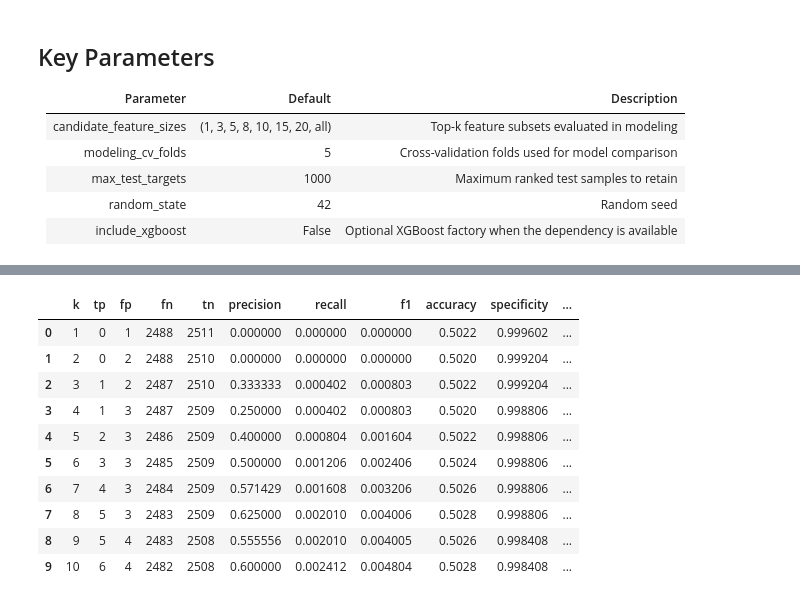
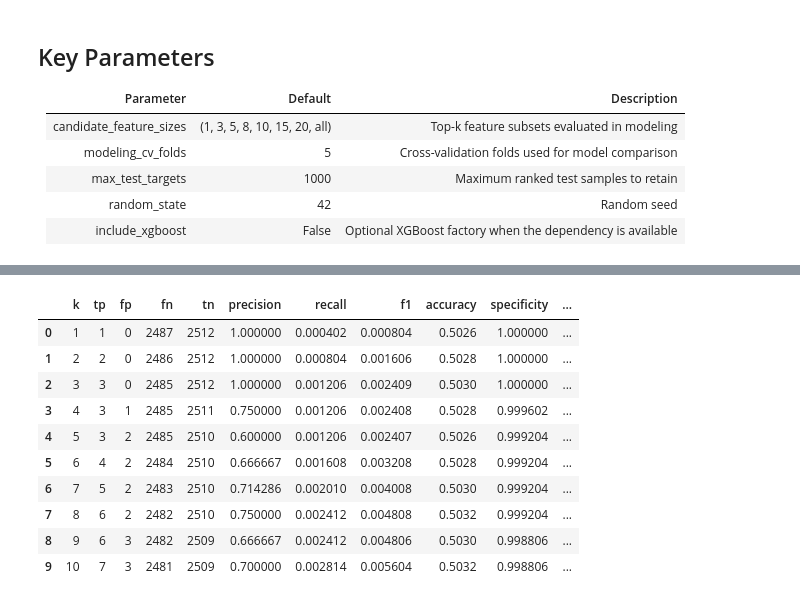
Before and after one commit to Pawlo77/cost-effective, a Jupyter notebook: notebooks/modeling.ipynb, the cells around one changed output, grey strips where cells are left out. Drawn from its saved outputs; the diff is of its cells as text; code cells hidden in the pictures.

```diff
--- a/notebooks/modeling.ipynb
+++ b/notebooks/modeling.ipynb
@@ -95,25 +96,6 @@ except FileNotFoundError:
 # %%
-X_train = pd.read_csv(
-    DATA_PATH / "x_train.txt",
-    sep=r"\s+",
-    header=None,
-    skiprows=1,
-    low_memory=False,
-).apply(pd.to_numeric, errors="coerce")
-X_train.fillna(0.0)
-X_train.columns = [f"var_{i}" for i in range(X_train.shape[1])]
-
-y_train = pd.read_csv(DATA_PATH / "y_train.txt", header=None, skiprows=1).iloc[:, 0].astype(int)
-
-X_test = pd.read_csv(
-    DATA_PATH / "x_test.txt",
-    sep=r"\s+",
-    header=None,
-    skiprows=1,
-    low_memory=False,
-).apply(pd.to_numeric, errors="coerce")
-X_test.fillna(0.0)
-X_test.columns = [f"var_{i}" for i in range(X_test.shape[1])]
+X_train, y_train = load_training_data(DATA_PATH)
+X_test = load_test_data(DATA_PATH)
 
 stage3_scores = pd.read_csv(OUTPUTS_PATH / "stage3_feature_set_scores.csv")
 stage3_scores["features"] = stage3_scores["features"].apply(ast.literal_eval)
@@ -351,26 +230,28 @@ Business score without feature penalty: 2464.00
 # %%
 oof_probabilities = compute_oof_probabilities(
-    X_stage2[best_features],
+    X_best,
     y_train,
-    estimator_factory=tuned_factories.get(best_model_name, base_factories.get(best_model_name)),
-    cv=5,
+    estimator_factory=tuned_factory,
+    cv=MODELING_CV_FOLDS,
 )
 business_curve = build_profit_curve(
     y_train,
     oof_probabilities,
     feature_count=len(best_features),
-    max_targets=10000,
+    max_targets=DEFAULT_MAX_TARGETS,
 )
 f1_curve = build_f1_curve(
     y_train,
     oof_probabilities,
-    max_targets=10000,
+    max_targets=DEFAULT_MAX_TARGETS,
 )
 
 business_best_row = business_curve.curve.loc[business_curve.curve["score"].idxmax()]
 f1_best_row = f1_curve.curve.loc[f1_curve.curve["f1"].idxmax()]
-selected_threshold = f1_curve.best_threshold
-y_pred_oof = (oof_probabilities >= selected_threshold).astype(int)
+optimal_k = business_curve.best_k
+ranking = np.argsort(oof_probabilities)[::-1]
+y_pred_oof = np.zeros(len(y_train), dtype=int)
+y_pred_oof[ranking[:optimal_k]] = 1
 confusion_df = pd.DataFrame(
     confusion_matrix(y_train, y_pred_oof, labels=[0, 1]),
     index=["Actual 0", "Actual 1"],
@@ -391,7 +272,10 @@ print(f"Business curve TP = {int(business_best_row['tp'])}")
 print(f"Business curve FP = {int(business_best_row['fp'])}")
 print(f"F1 curve TP = {int(f1_best_row['tp'])}")
 print(f"F1 curve FP = {int(f1_best_row['fp'])}")
-print("Confusion matrix (OOF, F1 threshold):")
+profit_k = int(business_curve.curve.loc[business_curve.curve["score"].idxmax(), "k"])
+breakeven_k = best_k_break_even(oof_probabilities, max_k=DEFAULT_MAX_TARGETS)
+print(f"OOF profit-optimal k={profit_k}, break-even k={breakeven_k}, effective k={optimal_k}")
+print("Confusion matrix (OOF, business-optimal k):")
 print(confusion_df.to_string())
 
 f1_curve.curve.head(10)
@@ -409,11 +294,11 @@ Actual 1           80         2408
 |  | k | tp | fp | fn | tn | precision | recall | f1 | accuracy | specificity | ... |
-| 0 | 1 | 0 | 1 | 2488 | 2511 | 0.000000 | 0.000000 | 0.000000 | 0.5022 | 0.999602 | ... |
-| 1 | 2 | 0 | 2 | 2488 | 2510 | 0.000000 | 0.000000 | 0.000000 | 0.5020 | 0.999204 | ... |
-| 2 | 3 | 1 | 2 | 2487 | 2510 | 0.333333 | 0.000402 | 0.000803 | 0.5022 | 0.999204 | ... |
-| 3 | 4 | 1 | 3 | 2487 | 2509 | 0.250000 | 0.000402 | 0.000803 | 0.5020 | 0.998806 | ... |
-| 4 | 5 | 2 | 3 | 2486 | 2509 | 0.400000 | 0.000804 | 0.001604 | 0.5022 | 0.998806 | ... |
-| 5 | 6 | 3 | 3 | 2485 | 2509 | 0.500000 | 0.001206 | 0.002406 | 0.5024 | 0.998806 | ... |
-| 6 | 7 | 4 | 3 | 2484 | 2509 | 0.571429 | 0.001608 | 0.003206 | 0.5026 | 0.998806 | ... |
-| 7 | 8 | 5 | 3 | 2483 | 2509 | 0.625000 | 0.002010 | 0.004006 | 0.5028 | 0.998806 | ... |
-| 8 | 9 | 5 | 4 | 2483 | 2508 | 0.555556 | 0.002010 | 0.004005 | 0.5026 | 0.998408 | ... |
-| 9 | 10 | 6 | 4 | 2482 | 2508 | 0.600000 | 0.002412 | 0.004804 | 0.5028 | 0.998408 | ... |
+| 0 | 1 | 1 | 0 | 2487 | 2512 | 1.000000 | 0.000402 | 0.000804 | 0.5026 | 1.000000 | ... |
+| 1 | 2 | 2 | 0 | 2486 | 2512 | 1.000000 | 0.000804 | 0.001606 | 0.5028 | 1.000000 | ... |
+| 2 | 3 | 3 | 0 | 2485 | 2512 | 1.000000 | 0.001206 | 0.002409 | 0.5030 | 1.000000 | ... |
+| 3 | 4 | 3 | 1 | 2485 | 2511 | 0.750000 | 0.001206 | 0.002408 | 0.5028 | 0.999602 | ... |
+| 4 | 5 | 3 | 2 | 2485 | 2510 | 0.600000 | 0.001206 | 0.002407 | 0.5026 | 0.999204 | ... |
+| 5 | 6 | 4 | 2 | 2484 | 2510 | 0.666667 | 0.001608 | 0.003208 | 0.5028 | 0.999204 | ... |
+| 6 | 7 | 5 | 2 | 2483 | 2510 | 0.714286 | 0.002010 | 0.004008 | 0.5030 | 0.999204 | ... |
+| 7 | 8 | 6 | 2 | 2482 | 2510 | 0.750000 | 0.002412 | 0.004808 | 0.5032 | 0.999204 | ... |
+| 8 | 9 | 6 | 3 | 2482 | 2509 | 0.666667 | 0.002412 | 0.004806 | 0.5030 | 0.998806 | ... |
+| 9 | 10 | 7 | 3 | 2481 | 2509 | 0.700000 | 0.002814 | 0.005604 | 0.5032 | 0.998806 | ... |
```
Also changed, not shown: parts of 11 cells of this notebook, 26 other files.
